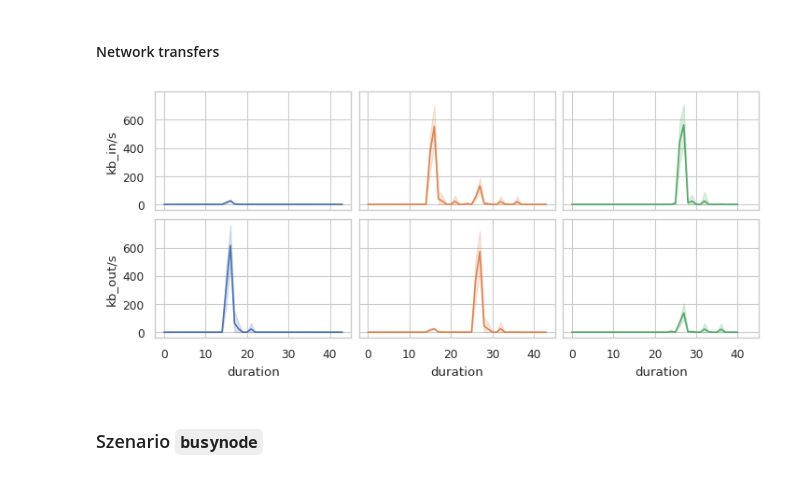
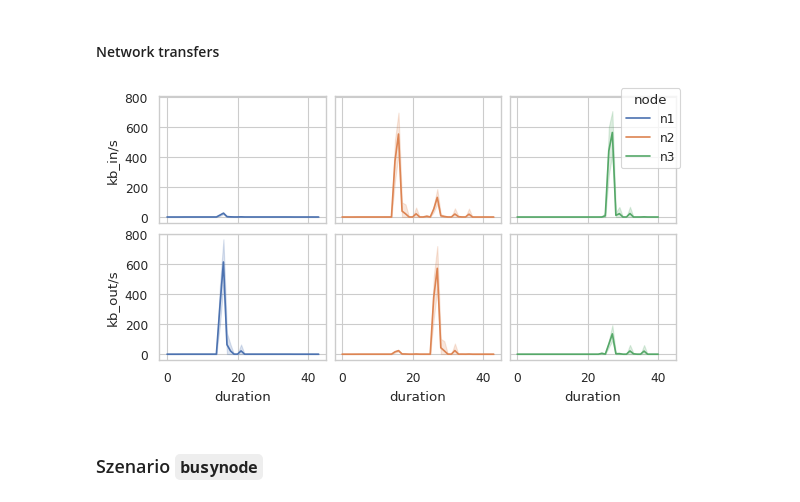
Before and after one commit to teschmitt/monntpy-lab, a Jupyter notebook: EvalInternal.ipynb, the cells around one changed output. Saved outputs shown, nothing was run; the diff lists cells and outputs as text; code cells hidden in the pictures.

```diff
--- a/EvalInternal.ipynb
+++ b/EvalInternal.ipynb
@@ -12,7 +12,8 @@ import matplotlib.pyplot as plt
 import seaborn as sns
 
 cm = 1/2.54
-sns.set_theme(context='paper', style='whitegrid', palette='deep', rc={'figure.figsize':(14*cm, 10*cm)})
+linewidth = 14.6979 * cm # line width in TuDa template
+sns.set_theme(context='paper', style='whitegrid', palette='deep', rc={'figure.figsize':(linewidth, 10*cm)})
 # %% [markdown]
 We define two functions to read in the `clab` output:
 
@@ -89,13 +89,2 @@ pidstat_df = get_pidstat_df(reports_dir=reports_dir, nodes=nodes)
 # %% [markdown]
 #### CPU utilization, memory usage, and storage writes
-# %%
-cols, rows = [1, 3]
-
-fig, ax = plt.subplots(rows, cols, figsize=(16*cm, 3*6*cm), constrained_layout=True, sharex=True)
-for i, g in enumerate(["%CPU", "RSS", "kB_wr/s"]):
-    data = pidstat_df[pidstat_df["Command"] == "python"]
-    sns.lineplot(data=data, x="duration", y=g, hue="node", ax=ax[i])
-    if i > 0:
-        ax[i].get_legend().remove()
-
-global_legend = ax[0].get_legend()
@@ -103,0 +93,12 @@ global_legend = ax[0].get_legend()
+# %%
+stats = ["%CPU", "RSS", "kB_wr/s"]
+cols, rows = [1, len(stats)]
+
+fig, ax = plt.subplots(rows, cols, figsize=(linewidth, rows*3.2*cm), constrained_layout=True, sharex=True)
+for i, g in enumerate(stats):
+    sns.lineplot(data=pidstat_df, x="duration", y=g, hue="node", ax=ax[i])
+    if i > 0:
+        ax[i].get_legend().remove()
+
+# save legend for later on
+global_handles, global_labels = ax[0].get_legend_handles_labels()
@@ -106,15 +111,14 @@ global_legend = ax[0].get_legend()
 # %%
 reports_dir = "net-emu/eval/1k/multirun-results"
 net_df = get_network_df(reports_dir=reports_dir, nodes=nodes)
 y_cols = ["kb_in/s", "kb_out/s"]  # , "bytes_total/s"]
 
-fig, ax = plt.subplots(2, 3, figsize=(18*cm, 2*4*cm), constrained_layout=True, sharey=True, sharex=True)
+fig, ax = plt.subplots(2, 3, figsize=(linewidth, 2*4*cm), constrained_layout=True, sharey=True, sharex=True)
 for i, y_col in enumerate(y_cols):
     for j, n in enumerate(nodes):
         sns.lineplot(
             data=net_df[(net_df["iface_name"] == "total") & (net_df["node"] == n)],
             x="duration", y=y_col, color=sns.color_palette()[j], ax=ax[i][j])
-
-ax[0][0].legend = global_legend
+_ = fig.legend(title="node", handles=global_handles, labels=global_labels)
 # %% [output]
-[figure, old version]
+[figure, new version]
```
Also changed, not shown: parts of 11 cells of this notebook, 4 other files.
